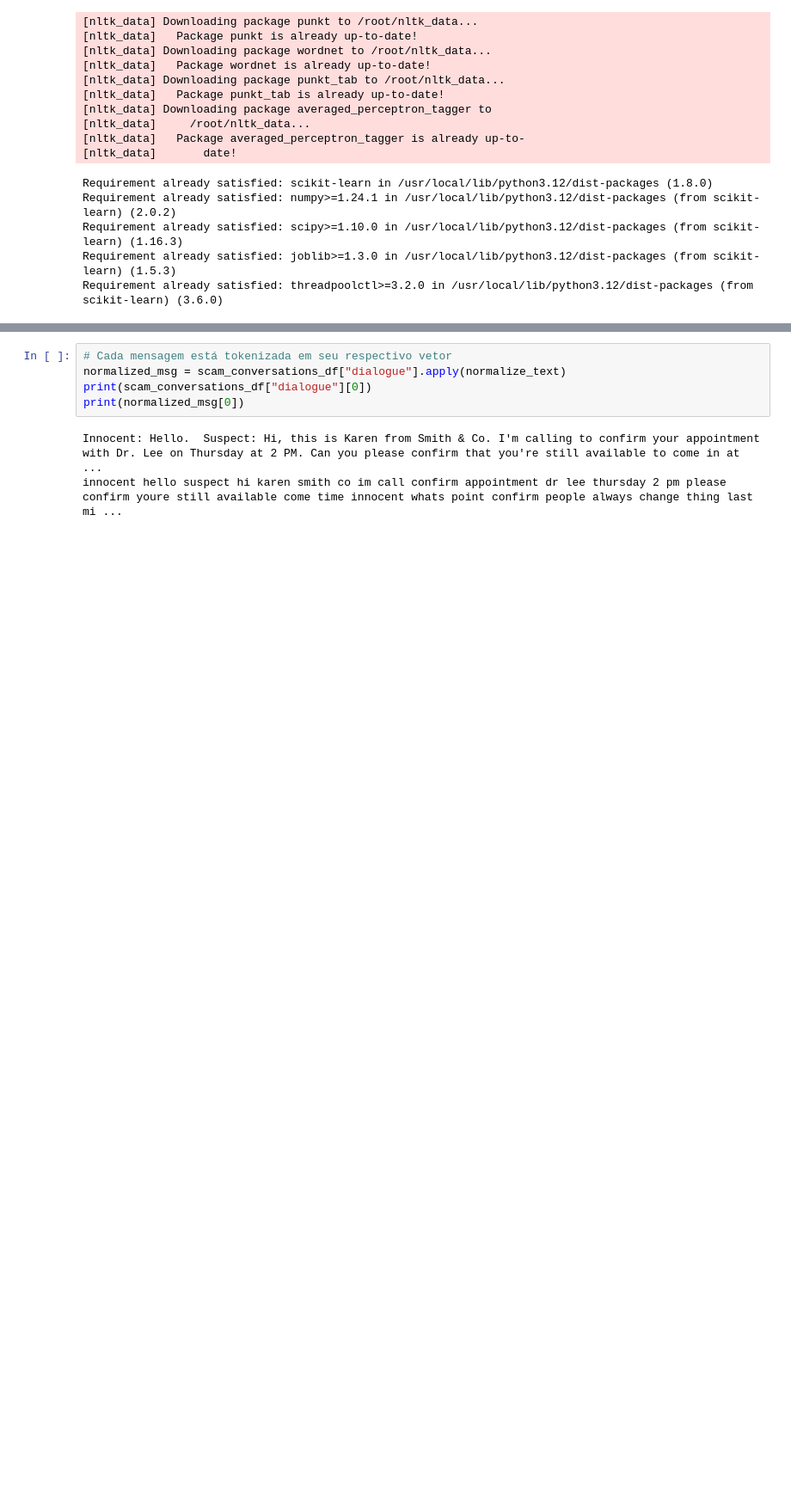
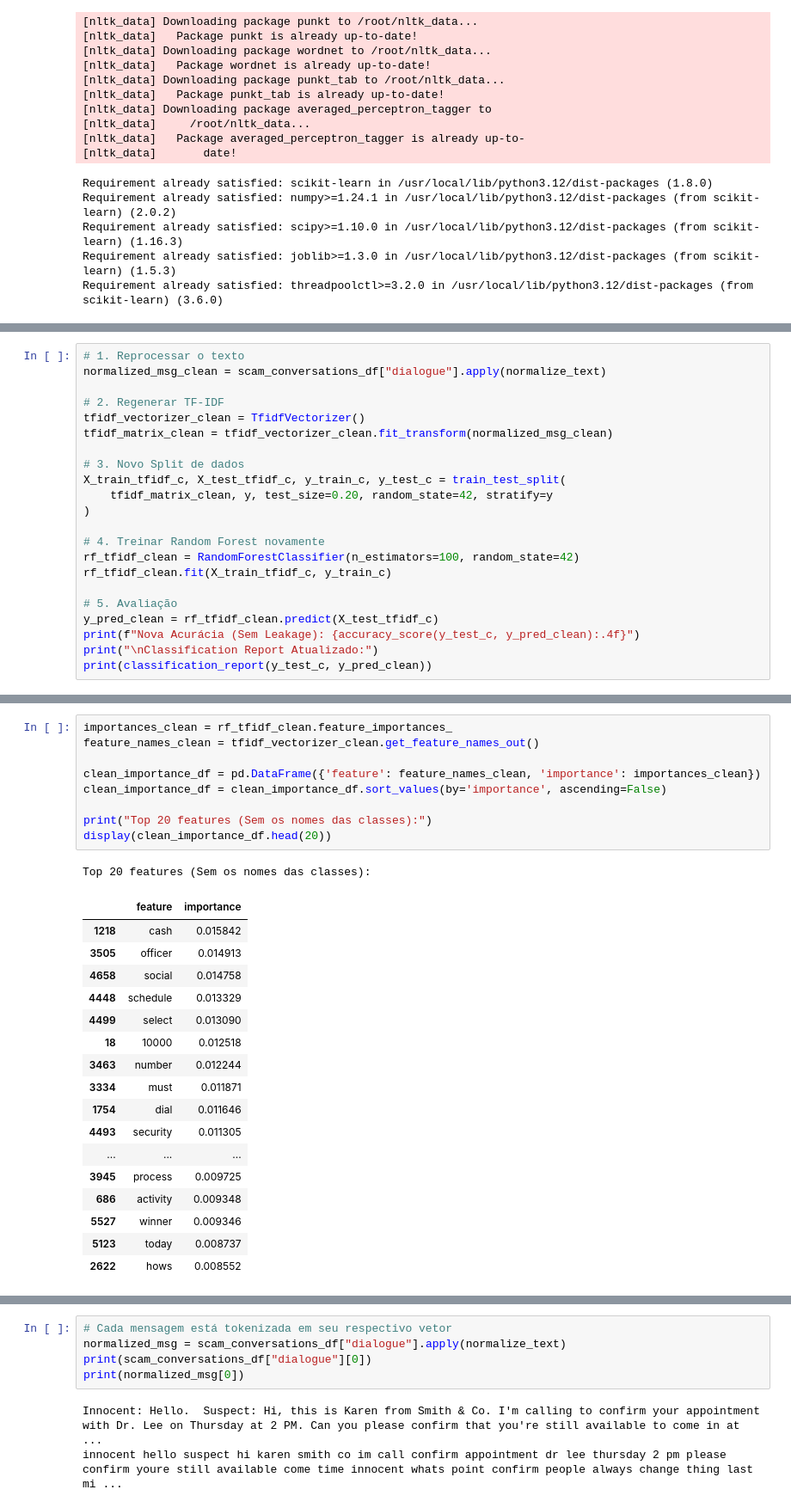
Before and after one commit to Joaoplims/NLP-HandsOn, a Jupyter notebook: HOF02/HOF02_IntentionalityFilter.ipynb, the cells around one changed output, grey strips where cells are left out. Shown at 86% size. Drawn from its saved outputs; the diff is of its cells as text; blank space fills up the shorter version.

```diff
--- a/HOF02/HOF02_IntentionalityFilter.ipynb
+++ b/HOF02/HOF02_IntentionalityFilter.ipynb
@@ -277,0 +251,22 @@ def normalize_text(text):
+# %%
+# 1. Reprocessar o texto
+normalized_msg_clean = scam_conversations_df["dialogue"].apply(normalize_text)
+
+# 2. Regenerar TF-IDF
+tfidf_vectorizer_clean = TfidfVectorizer()
+tfidf_matrix_clean = tfidf_vectorizer_clean.fit_transform(normalized_msg_clean)
+
+# 3. Novo Split de dados
+X_train_tfidf_c, X_test_tfidf_c, y_train_c, y_test_c = train_test_split(
+    tfidf_matrix_clean, y, test_size=0.20, random_state=42, stratify=y
+)
+
+# 4. Treinar Random Forest novamente
+rf_tfidf_clean = RandomForestClassifier(n_estimators=100, random_state=42)
+rf_tfidf_clean.fit(X_train_tfidf_c, y_train_c)
+
+# 5. Avaliação
+y_pred_clean = rf_tfidf_clean.predict(X_test_tfidf_c)
+print(f"Nova Acurácia (Sem Leakage): {accuracy_score(y_test_c, y_pred_clean):.4f}")
+print("\nClassification Report Atualizado:")
+print(classification_report(y_test_c, y_pred_clean))
@@ -277,0 +291,28 @@ def normalize_text(text):
+# %%
+importances_clean = rf_tfidf_clean.feature_importances_
+feature_names_clean = tfidf_vectorizer_clean.get_feature_names_out()
+
+clean_importance_df = pd.DataFrame({'feature': feature_names_clean, 'importance': importances_clean})
+clean_importance_df = clean_importance_df.sort_values(by='importance', ascending=False)
+
+print("Top 20 features (Sem os nomes das classes):")
+display(clean_importance_df.head(20))
+# %% [output]
+Top 20 features (Sem os nomes das classes):
+|  | feature | importance |
+| 1218 | cash | 0.015842 |
+| 3505 | officer | 0.014913 |
+| 4658 | social | 0.014758 |
+| 4448 | schedule | 0.013329 |
+| 4499 | select | 0.013090 |
+| 18 | 10000 | 0.012518 |
+| 3463 | number | 0.012244 |
+| 3334 | must | 0.011871 |
+| 1754 | dial | 0.011646 |
+| 4493 | security | 0.011305 |
+| ... | ... | ... |
+| 3945 | process | 0.009725 |
+| 686 | activity | 0.009348 |
+| 5527 | winner | 0.009346 |
+| 5123 | today | 0.008737 |
+| 2622 | hows | 0.008552 |
```
Also changed, not shown: parts of 12 cells of this notebook.
